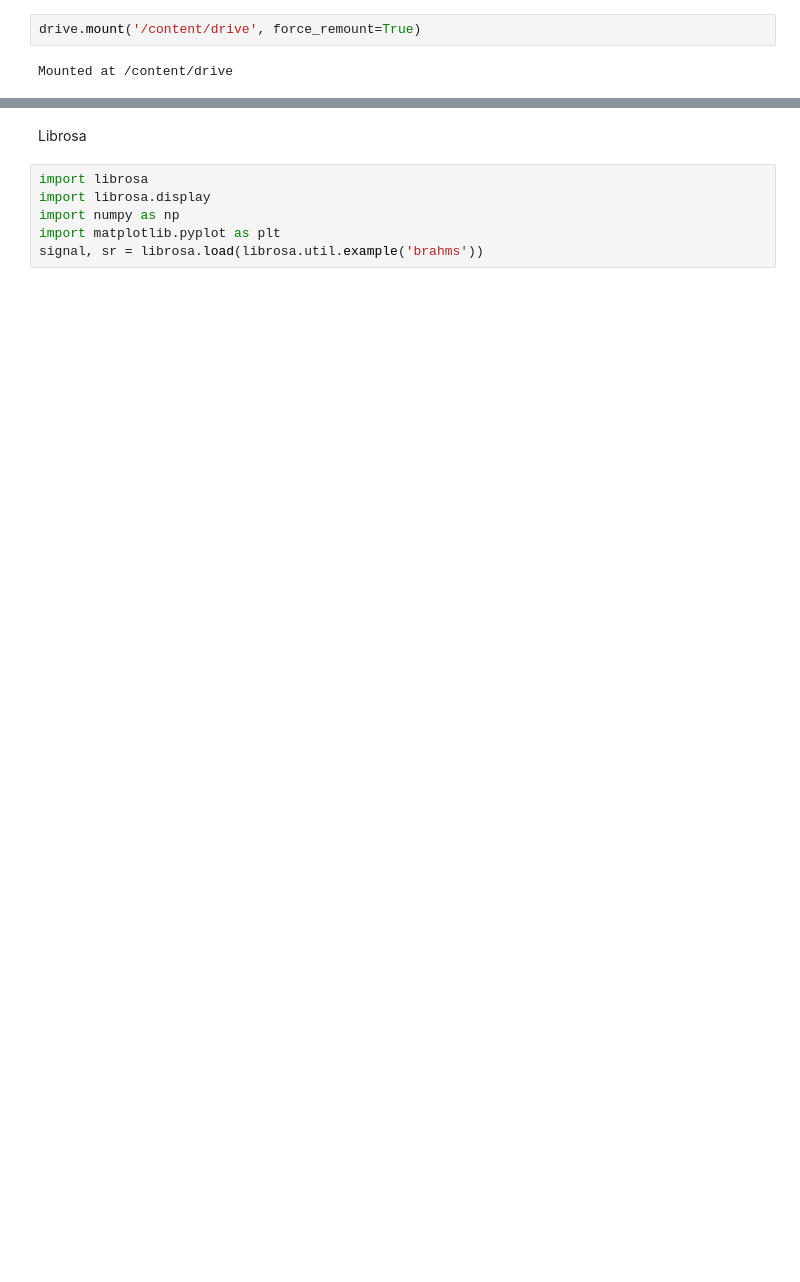
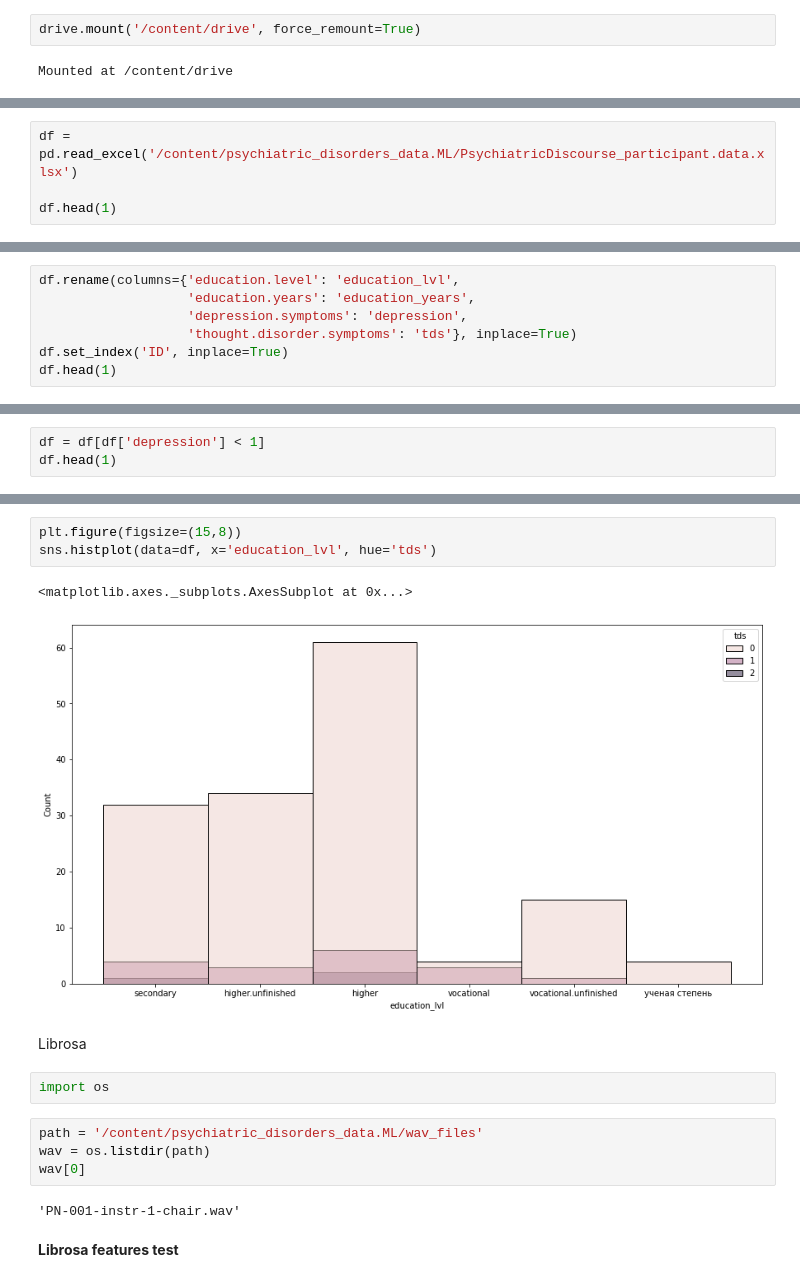
Before and after one commit to Whoami666/HSE_Lab, a Jupyter notebook: schizophrenia_est.ipynb, the cells around one changed output, grey strips where cells are left out. Cells and saved outputs as stored; diff of their text form; blank space fills up the shorter version.

```diff
--- a/schizophrenia_est.ipynb
+++ b/schizophrenia_est.ipynb
@@ -115,0 +94,4 @@ files.download('__MACOSX/psychiatric_disorders_data.ML/information about the dat
+# %%
+df = pd.read_excel('/content/psychiatric_disorders_data.ML/PsychiatricDiscourse_participant.data.xlsx')
+
+df.head(1)
@@ -115,0 +101,7 @@ files.download('__MACOSX/psychiatric_disorders_data.ML/information about the dat
+# %%
+df.rename(columns={'education.level': 'education_lvl',
+                   'education.years': 'education_years',
+                   'depression.symptoms': 'depression',
+                   'thought.disorder.symptoms': 'tds'}, inplace=True)
+df.set_index('ID', inplace=True)
+df.head(1)
@@ -115,0 +112,3 @@ files.download('__MACOSX/psychiatric_disorders_data.ML/information about the dat
+# %%
+df = df[df['depression'] < 1]
+df.head(1)
@@ -116,8 +125,18 @@ files.download('__MACOSX/psychiatric_disorders_data.ML/information about the dat
+# %%
+plt.figure(figsize=(15,8))
+sns.histplot(data=df, x='education_lvl', hue='tds')
+# %% [output]
+<matplotlib.axes._subplots.AxesSubplot at 0x...>
+[figure, added]
 # %% [markdown]
 Librosa
-# %%
-import librosa
-import librosa.display
-import numpy as np
-import matplotlib.pyplot as plt
-signal, sr = librosa.load(librosa.util.example('brahms'))
+# %%
+import os
+# %%
+path = '/content/psychiatric_disorders_data.ML/wav_files'
+wav = os.listdir(path)
+wav[0]
+# %% [output]
+'PN-001-instr-1-chair.wav'
+# %% [markdown]
+**Librosa features test**
```
Also changed, not shown: parts of 56 cells of this notebook.
